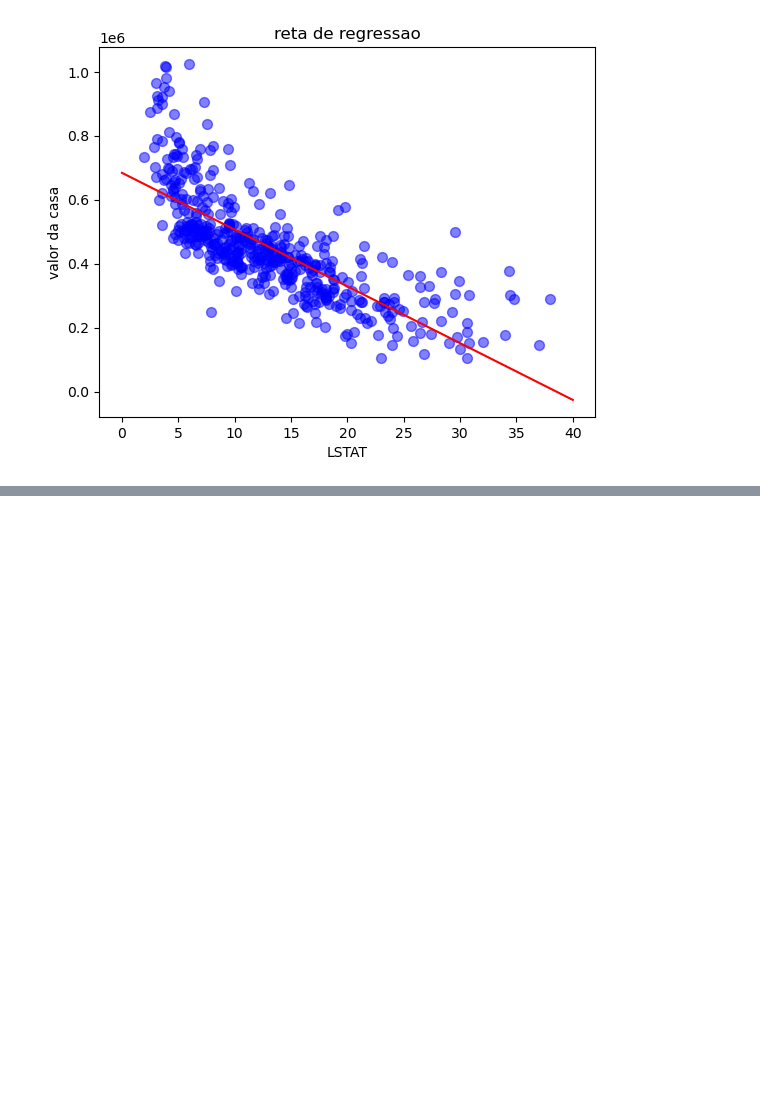
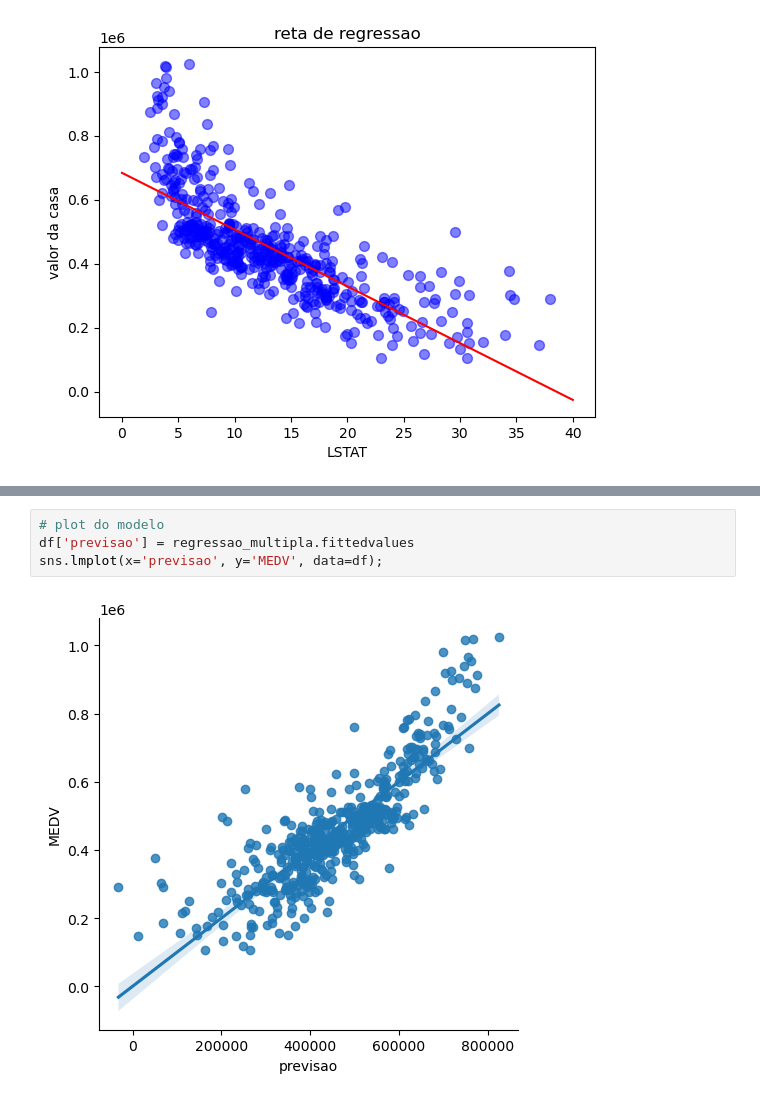
Before and after one commit to esscova/data-science, a Jupyter notebook: regressao/Boston Housing/src/Boston housing - avaliaçao com statsmodel.ipynb, the cells around one changed output, grey strips where cells are left out. Cells and saved outputs as stored; diff of their text form; blank space fills up the shorter version.

```diff
--- a/regressao/Boston Housing/src/Boston housing - avaliaçao com statsmodel.ipynb
+++ b/regressao/Boston Housing/src/Boston housing - avaliaçao com statsmodel.ipynb
@@ -114,0 +249,6 @@ plt.show()
+# %%
+# plot do modelo
+df['previsao'] = regressao_multipla.fittedvalues
+sns.lmplot(x='previsao', y='MEDV', data=df);
+# %% [output]
+[figure, added]
```
Also changed, not shown: parts of 16 cells of this notebook, 1 other file.
